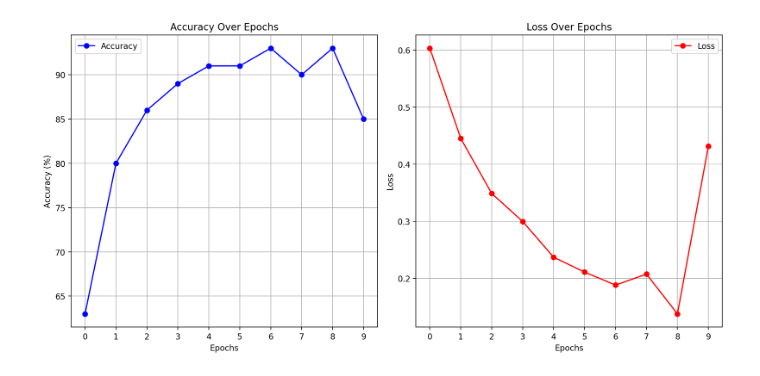
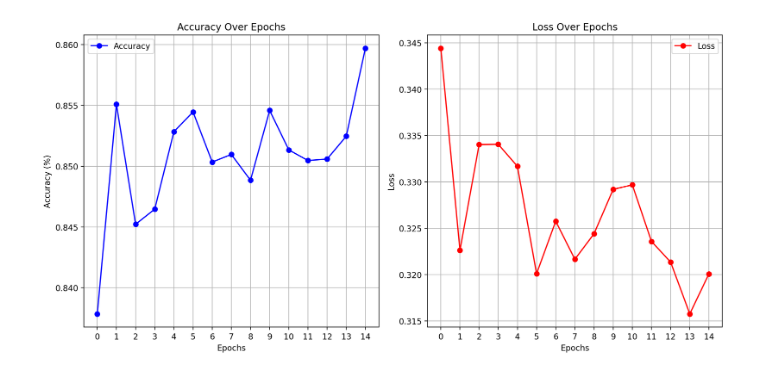
Before and after one commit to ahmed1more/Dogs-Cats-Classification-Model, a Jupyter notebook: visualiztion.ipynb, the cells around one changed output. Cells and saved outputs as stored; diff of their text form; code cells hidden in the pictures.

```diff
--- a/visualiztion.ipynb
+++ b/visualiztion.ipynb
@@ -61,30 +263,30 @@ loss_for_epochs = [0.6033, 0.445, 0.3487, 0.2996, 0.237, 0.2109, 0.1881, 0.2074,
 # %%
 
 # Create a figure with two subplots (1 row, 2 columns)
 fig, (ax1, ax2) = plt.subplots(1, 2, figsize=(12, 6))
 
 # Plot Accuracy
-ax1.plot(acc_for_epochs, label='Accuracy', marker='o', color='blue')
+ax1.plot(train_metrics["accuracy"], label='Accuracy', marker='o', color='blue')
 ax1.set_title('Accuracy Over Epochs')
 ax1.set_xlabel('Epochs')
 ax1.set_ylabel('Accuracy (%)')
-ax1.set_xticks(range(len(acc_for_epochs)))
+ax1.set_xticks(range(len(train_metrics["accuracy"])))
 ax1.legend()
 ax1.grid(True)
 
 # Plot Loss
-ax2.plot(loss_for_epochs, label='Loss', marker='o', color='red')
+ax2.plot(train_metrics["loss"], label='Loss', marker='o', color='red')
 ax2.set_title('Loss Over Epochs')
 ax2.set_xlabel('Epochs')
 ax2.set_ylabel('Loss')
-ax2.set_xticks(range(len(loss_for_epochs)))
+ax2.set_xticks(range(len(train_metrics["loss"])))
 ax2.legend()
 ax2.grid(True)
 
 # Adjust layout to avoid overlap
 plt.tight_layout()
 
 # Show both plots
 plt.show()
 # %% [output]
-[figure, old version]
+[figure, new version]
```
Also changed, not shown: parts of 12 cells of this notebook, 5 other files.
